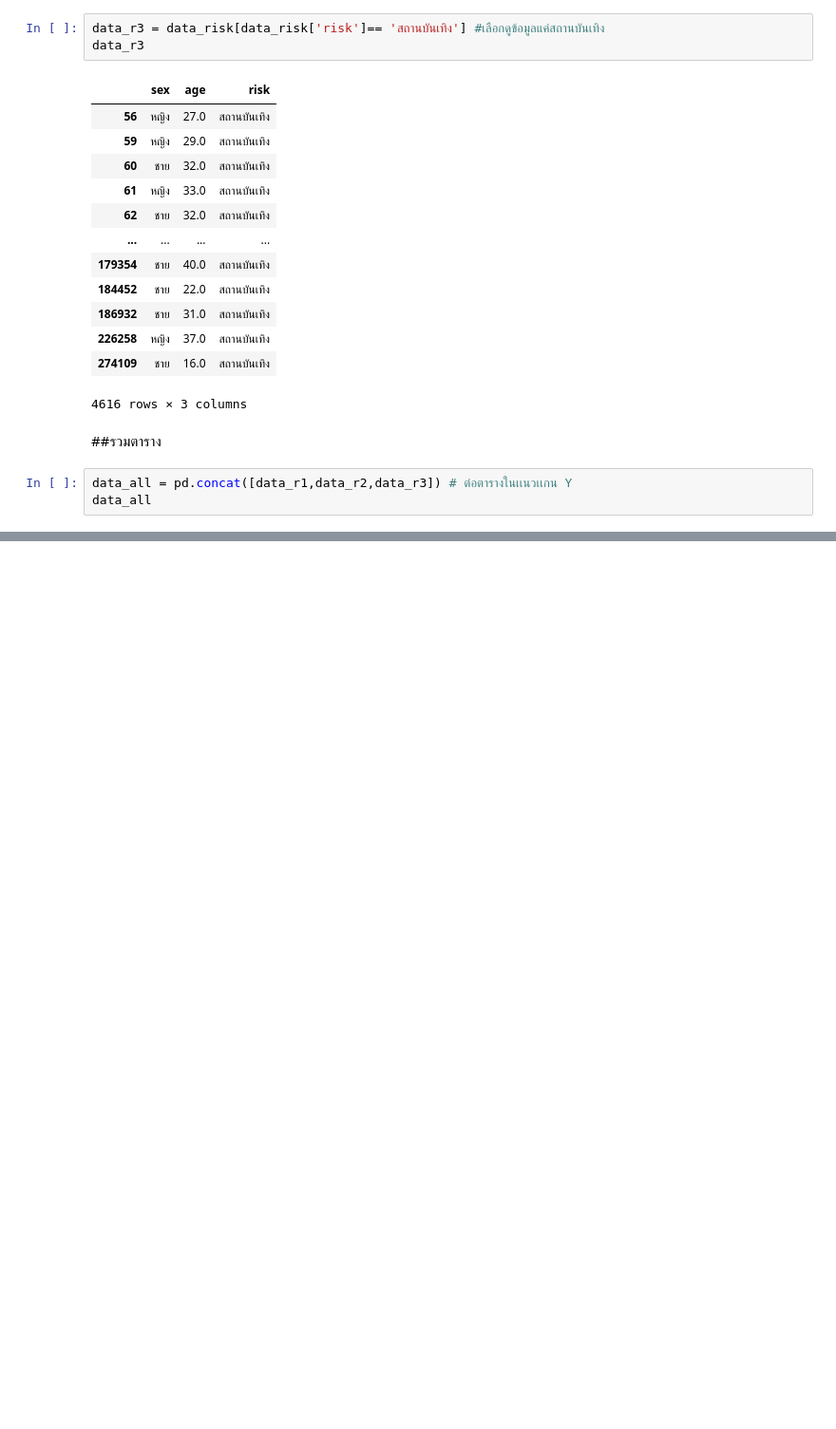
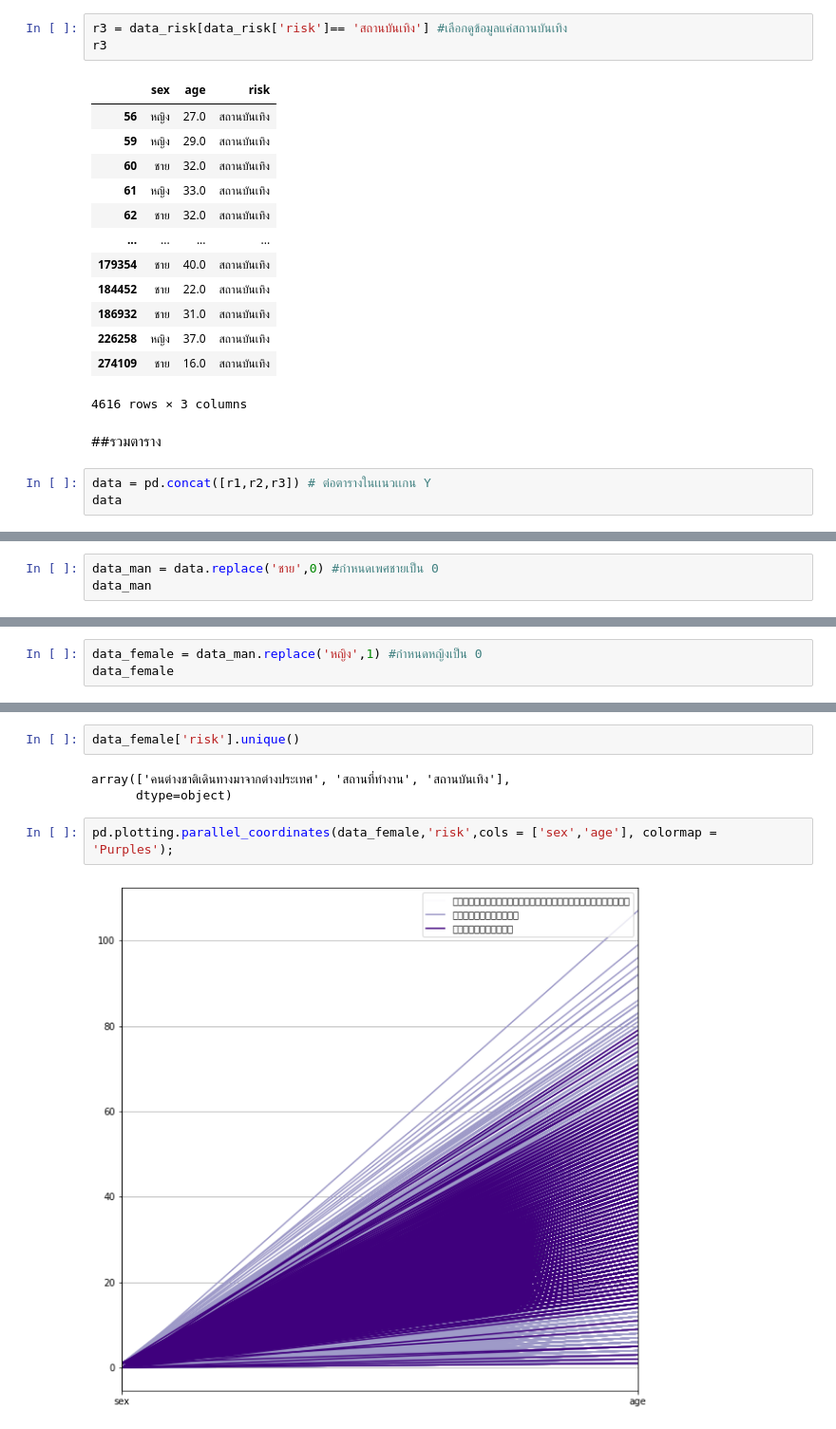
Before and after one commit to SupawadeeKhamthuy/data_viz_2022, a Jupyter notebook: DataViz01_Table_Data.ipynb, the cells around one changed output, grey strips where cells are left out. Shown at 95% size. Cells and saved outputs as stored; diff of their text form; blank space fills up the shorter version.

```diff
--- a/DataViz01_Table_Data.ipynb
+++ b/DataViz01_Table_Data.ipynb
@@ -256,8 +256,8 @@ data_r2
 | 816974 | หญิง | 59.0 | สถานที่ทำงาน |
 28255 rows × 3 columns
 # %%
-data_r3 = data_risk[data_risk['risk']== 'สถานบันเทิง'] #เลือกดูข้อมูลแค่สถานบันเทิง
-data_r3
+r3 = data_risk[data_risk['risk']== 'สถานบันเทิง'] #เลือกดูข้อมูลแค่สถานบันเทิง
+r3
 # %% [output]
 |  | sex | age | risk |
 | 56 | หญิง | 27.0 | สถานบันเทิง |
@@ -275,5 +275,5 @@ data_r3
 # %% [markdown]
 ##รวมตาราง
 # %%
-data_all = pd.concat([data_r1,data_r2,data_r3]) # ต่อตารางในเเนวเเกน Y
-data_all
+data = pd.concat([r1,r2,r3]) # ต่อตารางในเเนวเเกน Y
+data
@@ -279,0 +294,3 @@ data_all
+# %%
+data_man = data.replace('ชาย',0) #กำหนดเพศชายเป็น 0
+data_man
@@ -279,0 +311,3 @@ data_all
+# %%
+data_female = data_man.replace('หญิง',1) #กำหนดหญิงเป็น 0
+data_female
@@ -279,0 +328,9 @@ data_all
+# %%
+data_female['risk'].unique()
+# %% [output]
+array(['คนต่างชาติเดินทางมาจากต่างประเทศ', 'สถานที่ทำงาน', 'สถานบันเทิง'],
+      dtype=object)
+# %%
+pd.plotting.parallel_coordinates(data_female,'risk',cols = ['sex','age'], colormap = 'Purples');
+# %% [output]
+[figure, added]
```
Also changed, not shown: parts of 6 cells of this notebook.
